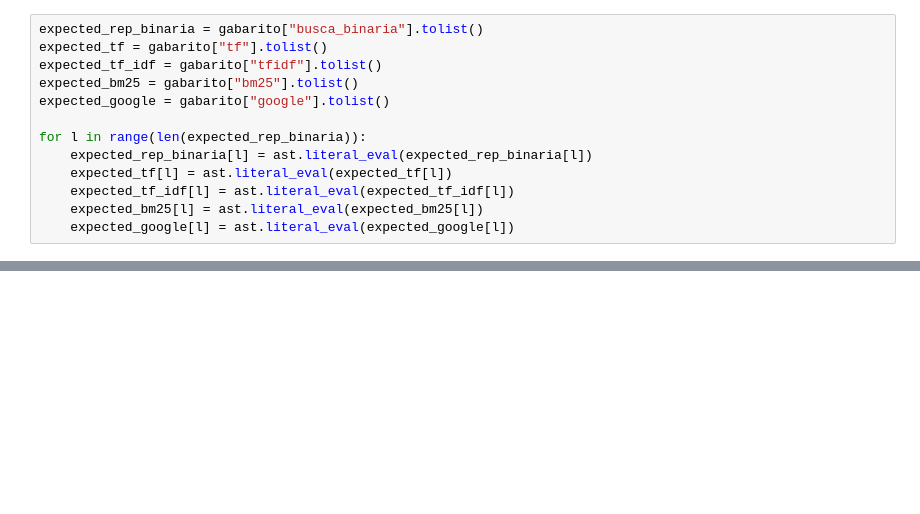
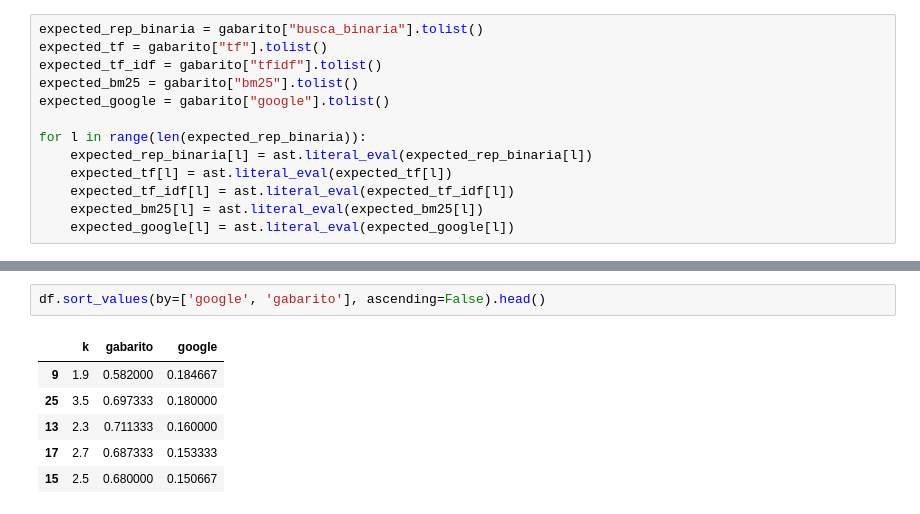
Before and after one commit to hugogbs/RecInfo, a Jupyter notebook: lab_01/parte_2/parte2.ipynb, the cells around one changed output, grey strips where cells are left out. Drawn from its saved outputs; the diff is of its cells as text; blank space fills up the shorter version.

```diff
--- a/lab_01/parte_2/parte2.ipynb
+++ b/lab_01/parte_2/parte2.ipynb
@@ -211,0 +353,9 @@ print(mapk(expected_bm25, result_bm25, k=5))
+# %%
+df.sort_values(by=['google', 'gabarito'], ascending=False).head()
+# %% [output]
+|  | k | gabarito | google |
+| 9 | 1.9 | 0.582000 | 0.184667 |
+| 25 | 3.5 | 0.697333 | 0.180000 |
+| 13 | 2.3 | 0.711333 | 0.160000 |
+| 17 | 2.7 | 0.687333 | 0.153333 |
+| 15 | 2.5 | 0.680000 | 0.150667 |
```
Also changed, not shown: parts of 46 cells of this notebook, 1 other file.
